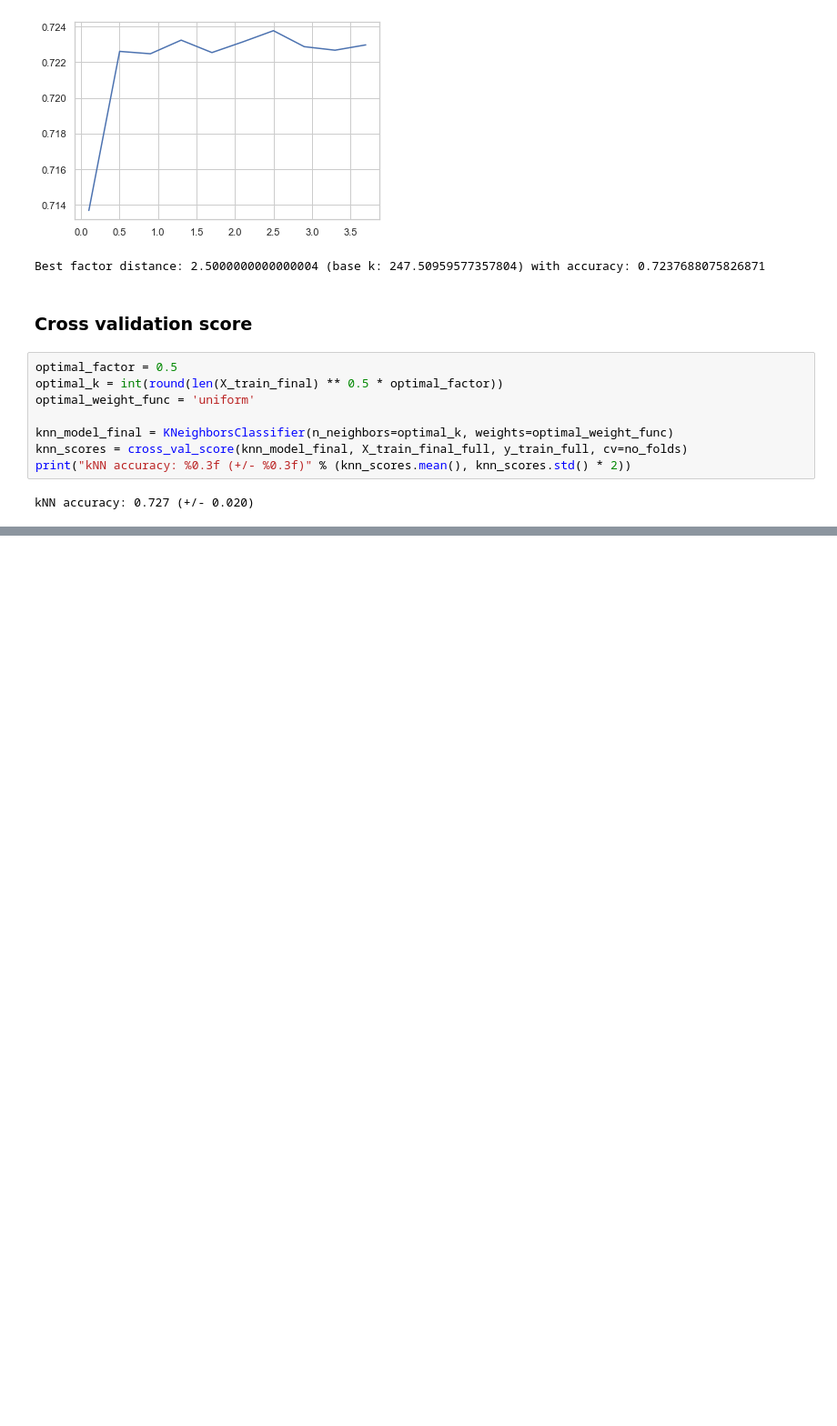
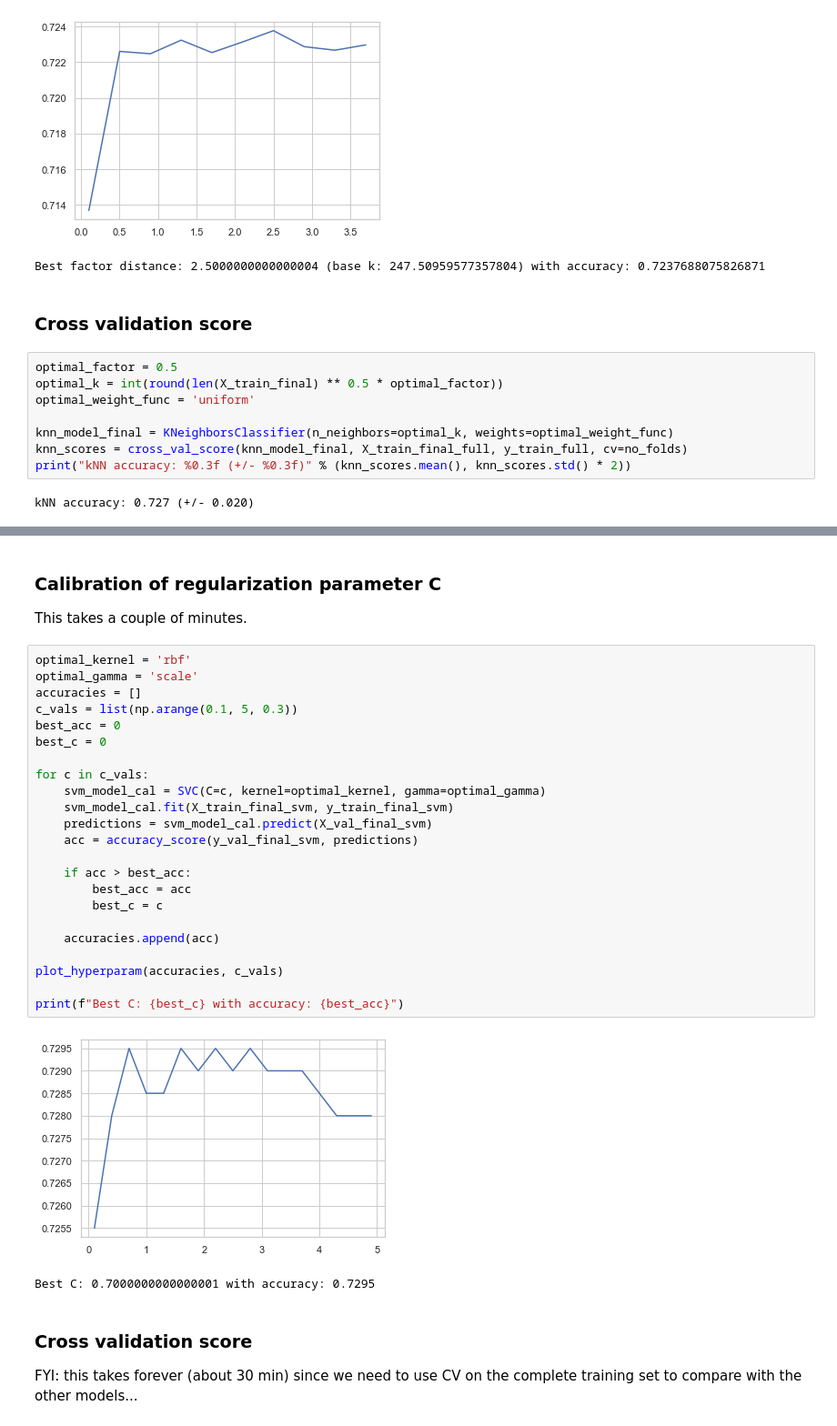
Before and after one commit to jost95/atp-tennis-predictions, a Jupyter notebook: feature_evaluation.ipynb, the cells around one changed output, grey strips where cells are left out. Shown at 91% size. Cells and saved outputs as stored; diff of their text form; blank space fills up the shorter version.

```diff
--- a/feature_evaluation.ipynb
+++ b/feature_evaluation.ipynb
@@ -414,0 +514,34 @@ kNN accuracy: 0.727 (+/- 0.020)
+# %% [markdown]
+### Calibration of regularization parameter C
+
+This takes a couple of minutes.
+# %%
+optimal_kernel = 'rbf'
+optimal_gamma = 'scale'
+accuracies = []
+c_vals = list(np.arange(0.1, 5, 0.3))
+best_acc = 0
+best_c = 0
+
+for c in c_vals:
+    svm_model_cal = SVC(C=c, kernel=optimal_kernel, gamma=optimal_gamma)
+    svm_model_cal.fit(X_train_final_svm, y_train_final_svm)
+    predictions = svm_model_cal.predict(X_val_final_svm)
+    acc = accuracy_score(y_val_final_svm, predictions)
+
+    if acc > best_acc:
+        best_acc = acc
+        best_c = c
+
+    accuracies.append(acc)
+
+plot_hyperparam(accuracies, c_vals)
+
+print(f"Best C: {best_c} with accuracy: {best_acc}")
+# %% [output]
+[figure, added]
+Best C: 0.7000000000000001 with accuracy: 0.7295
+# %% [markdown]
+### Cross validation score
+
+FYI: this takes forever (about 30 min) since we need to use CV on the complete training set to compare with the other models...
```
Also changed, not shown: parts of 39 cells of this notebook.
